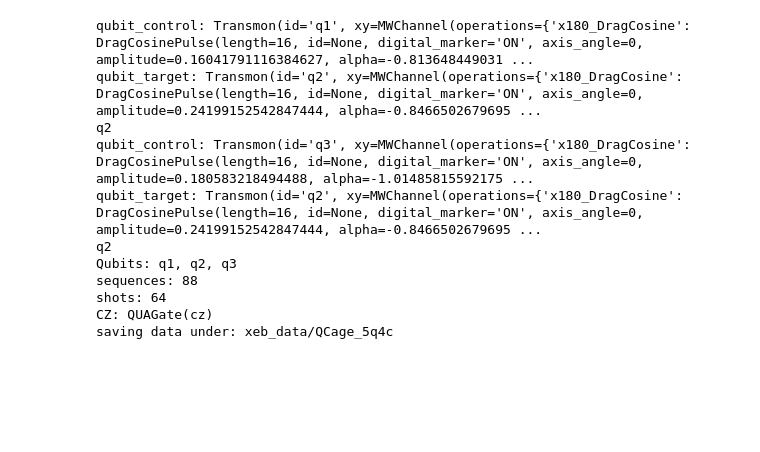
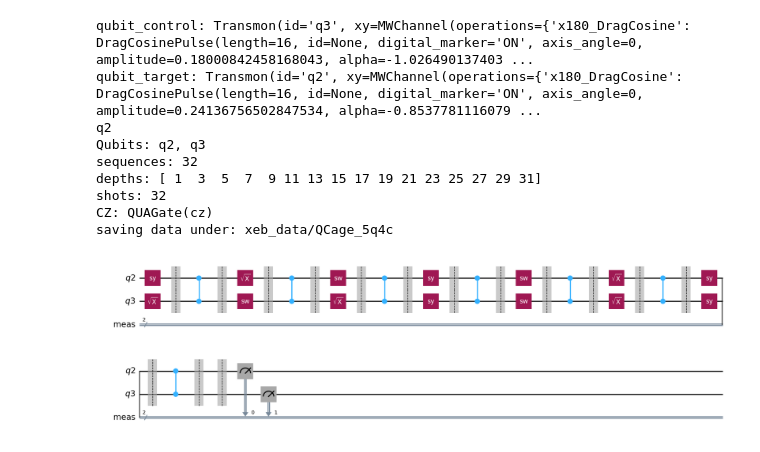
Before and after one commit to asqum/qua-libs, a Jupyter notebook: Quantum-Control-Applications-QuAM/Superconducting/calibrations/26_two_qubit_xeb.ipynb, the cells around one changed output. Saved outputs shown, nothing was run; the diff lists cells and outputs as text; code cells hidden in the pictures; blank space fills up the shorter version.

```diff
--- a/Quantum-Control-Applications-QuAM/Superconducting/calibrations/26_two_qubit_xeb.ipynb
+++ b/Quantum-Control-Applications-QuAM/Superconducting/calibrations/26_two_qubit_xeb.ipynb
@@ -104,24 +109,25 @@ for qubit_pair in target_qubit_pairs:
 
 print("Qubits: %s" % ", ".join([q.name for q in target_qubits]))
 print("sequences: %s" % xeb_config.seqs)
+print("depths: %s" % xeb_config.depths)
 print("shots: %s" % xeb_config.n_shots)
 print("CZ: %s" %(xeb_config.two_qb_gate))
 
 xeb_config.should_save_data = True #False, True
 if xeb_config.should_save_data: print("saving data under: %s" %xeb_config.save_dir)
 # %% [output]
-qubit_control: Transmon(id='q1', xy=MWChannel(operations={'x180_DragCosine': DragCosinePulse(length=16, id=None, digital_marker='ON', axis_angle=0, amplitude=0.16041791116384627, alpha=-0.813648449031 ...
-qubit_target: Transmon(id='q2', xy=MWChannel(operations={'x180_DragCosine': DragCosinePulse(length=16, id=None, digital_marker='ON', axis_angle=0, amplitude=0.24199152542847444, alpha=-0.8466502679695 ...
+qubit_control: Transmon(id='q3', xy=MWChannel(operations={'x180_DragCosine': DragCosinePulse(length=16, id=None, digital_marker='ON', axis_angle=0, amplitude=0.18000842458168043, alpha=-1.026490137403 ...
+qubit_target: Transmon(id='q2', xy=MWChannel(operations={'x180_DragCosine': DragCosinePulse(length=16, id=None, digital_marker='ON', axis_angle=0, amplitude=0.24136756502847534, alpha=-0.8537781116079 ...
 q2
-qubit_control: Transmon(id='q3', xy=MWChannel(operations={'x180_DragCosine': DragCosinePulse(length=16, id=None, digital_marker='ON', axis_angle=0, amplitude=0.180583218494488, alpha=-1.01485815592175 ...
-qubit_target: Transmon(id='q2', xy=MWChannel(operations={'x180_DragCosine': DragCosinePulse(length=16, id=None, digital_marker='ON', axis_angle=0, amplitude=0.24199152542847444, alpha=-0.8466502679695 ...
-q2
-Qubits: q1, q2, q3
-sequences: 88
-shots: 64
+Qubits: q2, q3
+sequences: 32
+depths: [ 1  3  5  7  9 11 13 15 17 19 21 23 25 27 29 31]
+shots: 32
 CZ: QUAGate(cz)
 saving data under: xeb_data/QCage_5q4c
 # %%
-job.circuits[7][3].draw("mpl") # job.circuits[seq][depth]
+job.circuits[15][3].draw("mpl") # job.circuits[seq][depth]
+# %% [output]
+[figure, added]
 # %%
 job.circuits[7][1].draw("mpl") # job.circuits[seq][depth]
```
Also changed, not shown: parts of 8 cells of this notebook, 26 other files.
